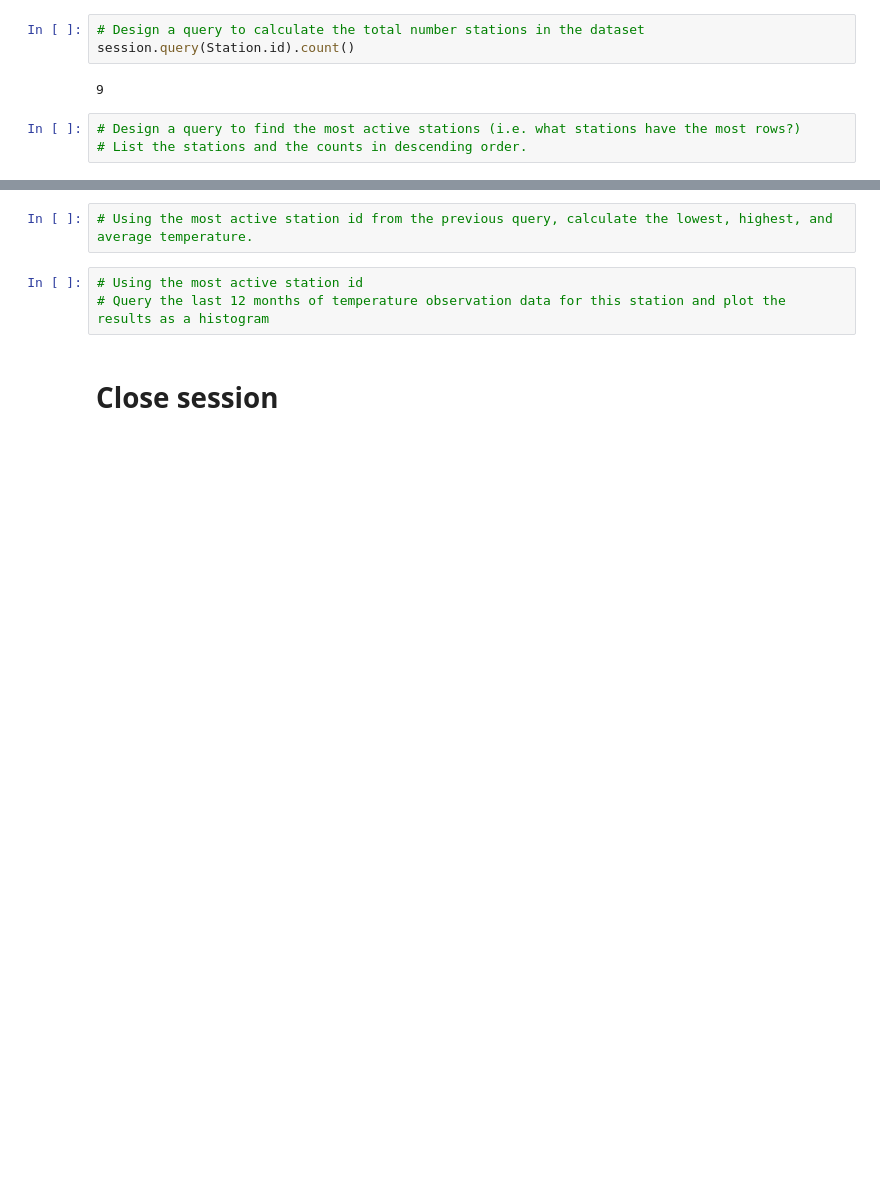
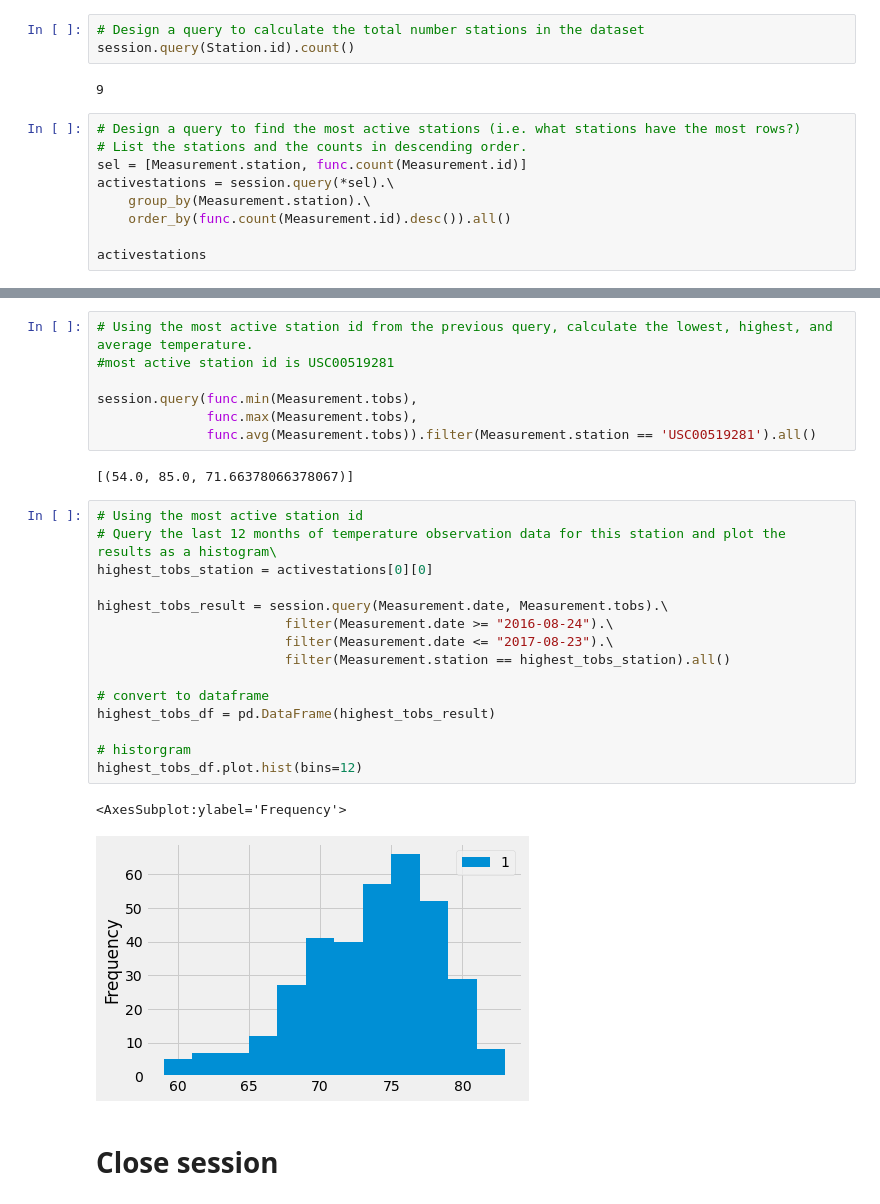
Before and after one commit to couma-dev/sqlalchemy-challenge, a Jupyter notebook: climate_starter.ipynb, the cells around one changed output, grey strips where cells are left out. Cells and saved outputs as stored; diff of their text form; blank space fills up the shorter version.

```diff
--- a/climate_starter.ipynb
+++ b/climate_starter.ipynb
@@ -218,3 +218,9 @@ session.query(Station.id).count()
 # %%
 # Design a query to find the most active stations (i.e. what stations have the most rows?)
 # List the stations and the counts in descending order.
+sel = [Measurement.station, func.count(Measurement.id)]
+activestations = session.query(*sel).\
+    group_by(Measurement.station).\
+    order_by(func.count(Measurement.id).desc()).all()
+
+activestations
@@ -221,8 +237,30 @@ session.query(Station.id).count()
 # %%
 # Using the most active station id from the previous query, calculate the lowest, highest, and average temperature.
+#most active station id is USC00519281
+
+session.query(func.min(Measurement.tobs),
+              func.max(Measurement.tobs),
+              func.avg(Measurement.tobs)).filter(Measurement.station == 'USC00519281').all()
+# %% [output]
+[(54.0, 85.0, 71.66378066378067)]
 # %%
 # Using the most active station id
-# Query the last 12 months of temperature observation data for this station and plot the results as a histogram
+# Query the last 12 months of temperature observation data for this station and plot the results as a histogram\
+highest_tobs_station = activestations[0][0]
+
+highest_tobs_result = session.query(Measurement.date, Measurement.tobs).\
+                        filter(Measurement.date >= "2016-08-24").\
+                        filter(Measurement.date <= "2017-08-23").\
+                        filter(Measurement.station == highest_tobs_station).all()
+
+# convert to dataframe
+highest_tobs_df = pd.DataFrame(highest_tobs_result)
+
+# historgram
+highest_tobs_df.plot.hist(bins=12)
+# %% [output]
+<AxesSubplot:ylabel='Frequency'>
+[figure, added]
 # %% [markdown]
 # Close session
 # %%
```
Also changed, not shown: parts of 1 cell of this notebook.
